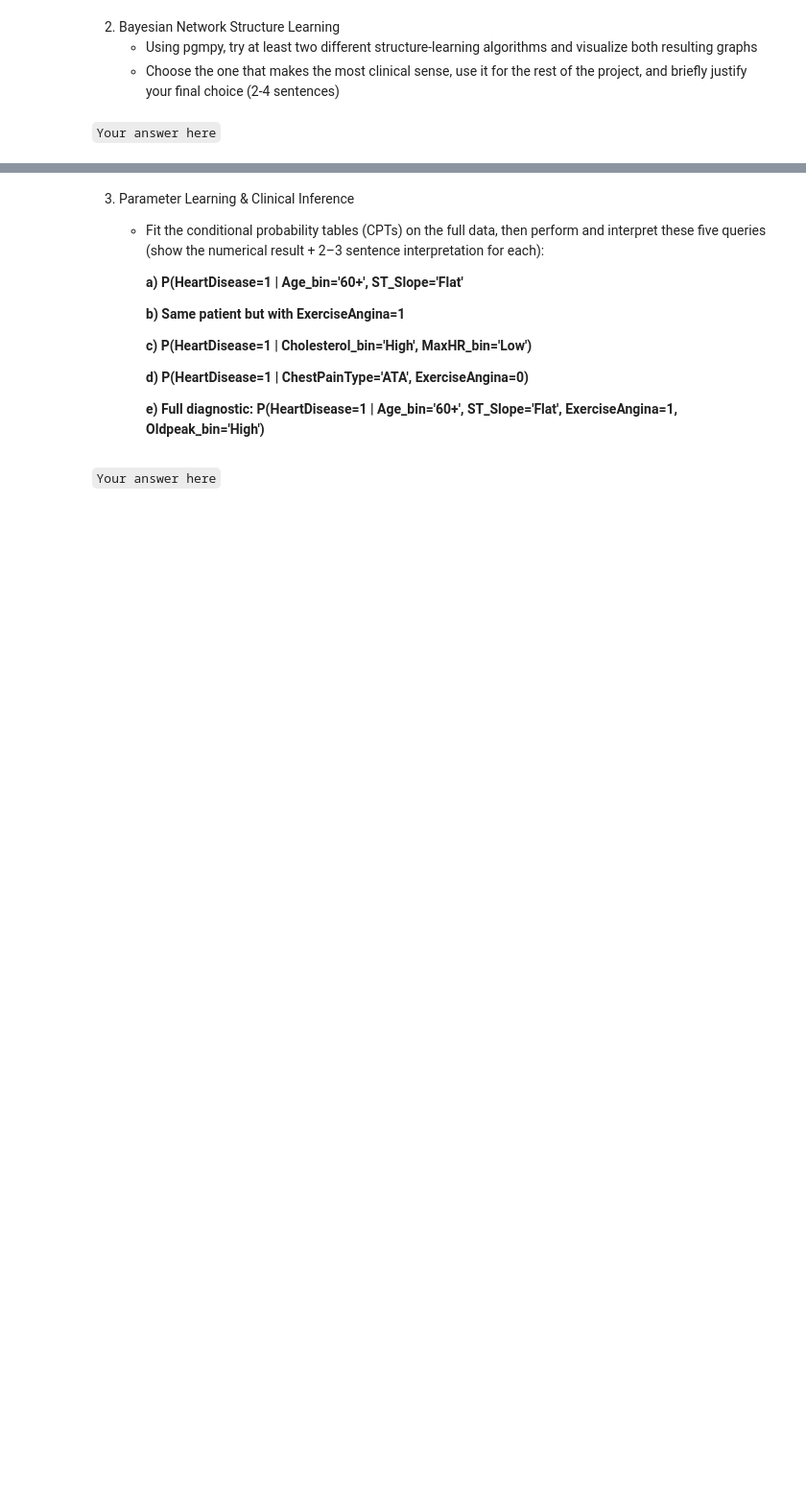
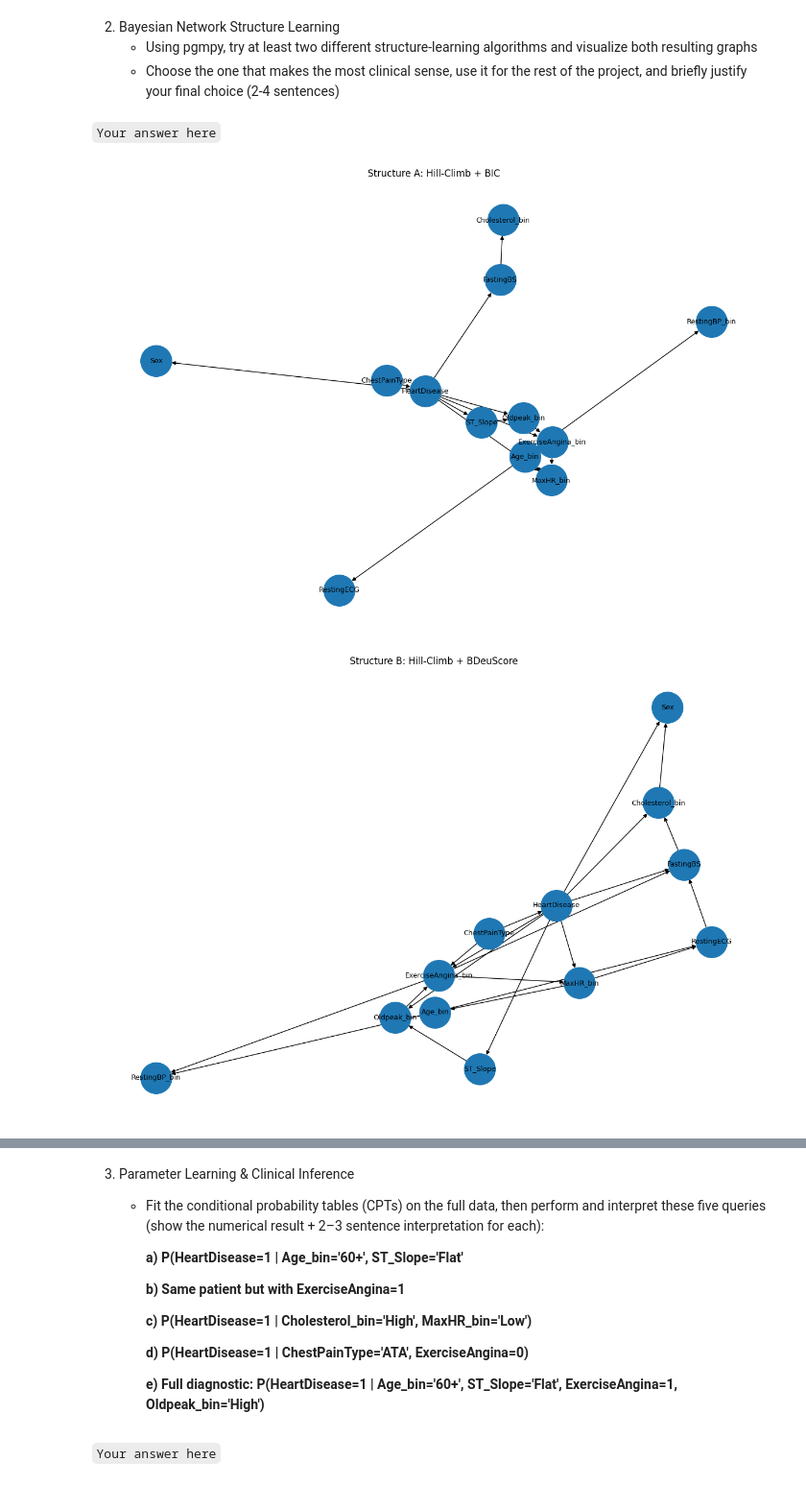
Before and after one commit to parkco34/usd_ai, a Jupyter notebook: module5/lab5_template.ipynb, the cells around one changed output, grey strips where cells are left out. Shown at 96% size. Saved outputs shown, nothing was run; the diff lists cells and outputs as text; code cells hidden in the pictures; blank space fills up the shorter version.

```diff
--- a/module5/lab5_template.ipynb
+++ b/module5/lab5_template.ipynb
@@ -15,3 +216,79 @@ Your assignment is to use the Heart Failure Prediction dataset (https://www.kagg
     * Choose the one that makes the most clinical sense, use it for the rest of the project, and briefly justify your final choice (2-4 sentences)
 # %% [markdown]
 `Your answer here`
+# %%
+# 4) Build discrete-only dataframe for BN learning
+# ============================================================
+bn_cols = [
+    "Sex", "ChestPainType", "RestingECG", "ST_Slope",
+    "Age_bin", "Cholesterol_bin", "MaxHR_bin", "Oldpeak_bin",
+    "FastingBS", "RestingBP_bin", "ExerciseAngina_bin",
+    "HeartDisease"
+]
+
+df_bn = df[bn_cols].copy()
+
+# Convert to string states for pgmpy discrete CPT handling
+for c in df_bn.columns:
+    df_bn[c] = df_bn[c].astype(str)
+
+# Ensure HeartDisease states are "0"/"1" strings (consistent indexing during inference)
+df_bn["HeartDisease"] = df_bn["HeartDisease"].astype(int).astype(str)
+
+
+# ============================================================
+# 5) Structure learning (two algorithms) + visualization
+# ============================================================
+
+def plot_structure(model, title):
+    """
+    Visualize learned Bayesian Network structure using networkx.
+    """
+    G = nx.DiGraph()
+    G.add_nodes_from(model.nodes())
+    G.add_edges_from(model.edges())
+
+    plt.figure(figsize=(12, 8))
+    pos = nx.spring_layout(G, seed=7)
+    nx.draw(G, pos, with_labels=True, node_size=1600, font_size=9, arrows=True)
+    plt.title(title)
+    plt.show()
+
+
+def edge_count(model):
+    return len(model.edges())
+
+
+# Structure A: Hill-climb + BIC (score-based)
+hc = HillClimbSearch(df_bn)
+best_bic = hc.estimate(scoring_method=BicScore(df_bn))
+bn1 = BayesianNetwork(best_bic.edges())
+
+# Structure B: Hill-climb + alternate score (BDeu if available, otherwise K2)
+hc2 = HillClimbSearch(df_bn)
+if SCORE_NAME_2 == "BDeuScore":
+    best_score2 = hc2.estimate(scoring_method=BDeuScore(df_bn))
+else:
+    best_score2 = hc2.estimate(scoring_method=K2Score(df_bn))
+bn2 = BayesianNetwork(best_score2.edges())
+
+# Plot both graphs
+plot_structure(bn1, "Structure A: Hill-Climb + BIC")
+plot_structure(bn2, f"Structure B: Hill-Climb + {SCORE_NAME_2}")
+
+print("Structure Comparison")
+print(f"Edges in bn1 (HC + BIC): {edge_count(bn1)}")
+print(f"Edges in bn2 (HC + {SCORE_NAME_2}): {edge_count(bn2)}")
+
+# Choose final structure (default: BIC tends to be more parsimonious)
+final_struct = bn1
+
+print(dedent(f"""
+Final Structure Choice (2–4 sentences):
+I will use Structure A (Hill-Climb + BIC) for the rest of the project because BIC explicitly penalizes overly complex networks and typically produces a more parsimonious, interpretable structure.
+In a clinical setting, fewer edges are easier to audit and explain, and BIC reduces the chance of overfitting large conditional probability tables.
+Structure B (Hill-Climb + {SCORE_NAME_2}) was also learned to satisfy the requirement of trying a second structure-learning approach.
+"""))
+# %% [output]
+[figure, added]
+[figure, added]
```
Also changed, not shown: parts of 6 cells of this notebook, 7 other files.
